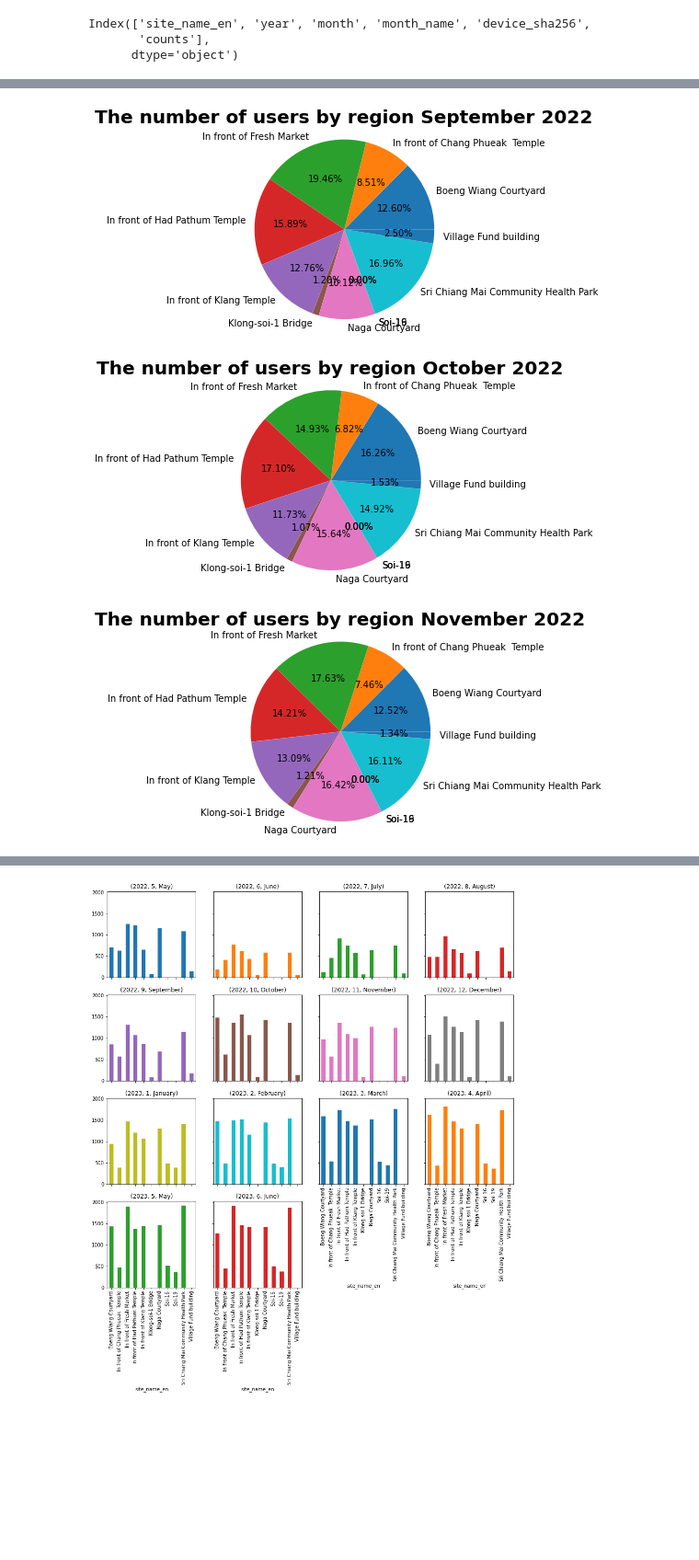
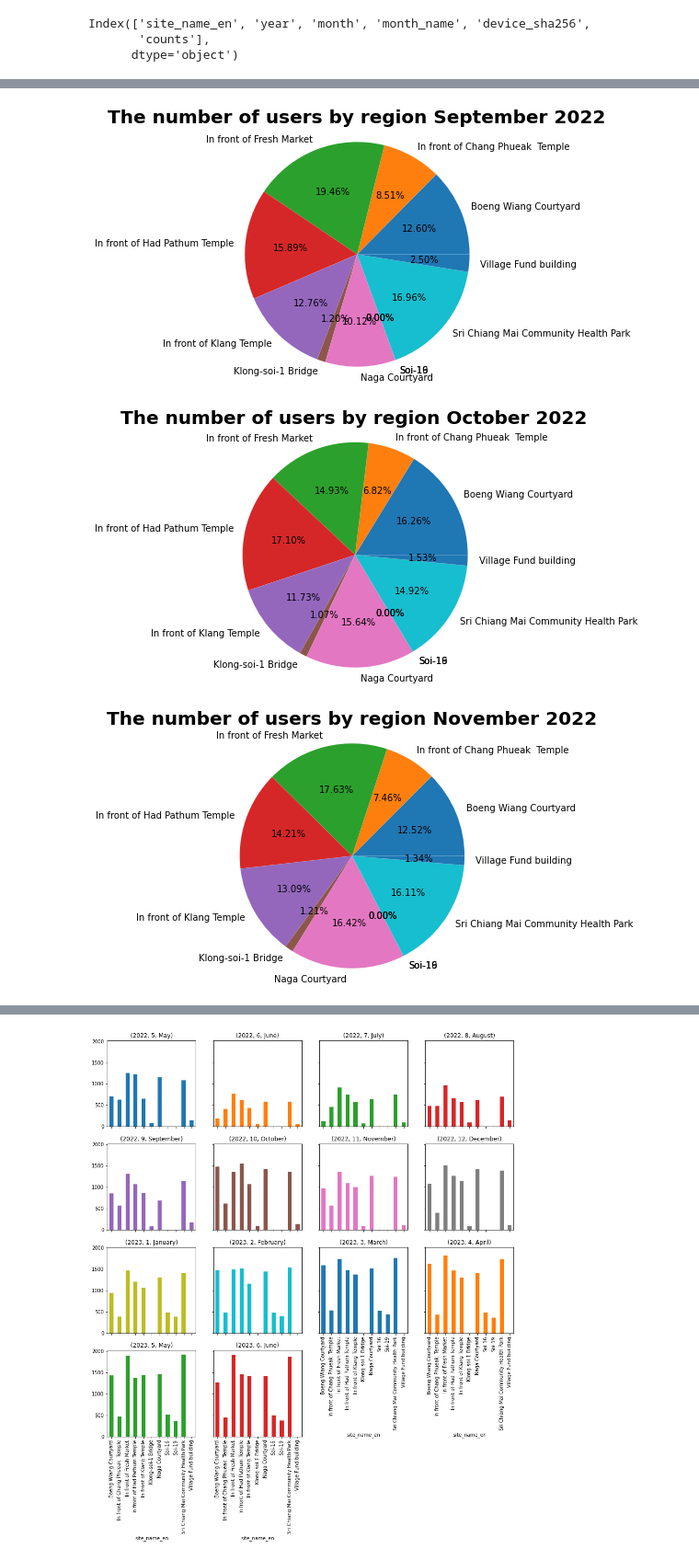
Before and after one commit to thalerngsak-wi/srichiangmaiwifi, a Jupyter notebook: wifi_client.ipynb, the cells around one changed output, grey strips where cells are left out. Shown at 92% size. Cells and saved outputs as stored; diff of their text form; code cells hidden in the pictures; blank space fills up the shorter version.

```diff
--- a/wifi_client.ipynb
+++ b/wifi_client.ipynb
@@ -252,25 +257,28 @@ plt.show()
 # %%
+plt.figure(figsize=(10, 5))
 plt.pie(groupby_site_month_uniqMac_pivot[(2022,9,'September')], labels=groupby_site_month_uniqMac_pivot.index, autopct='%1.2f%%')
 plt.axis('equal')
 plt.title('The number of users by region September 2022',fontsize=20,fontweight='bold')
-plt.savefig('by_site_sep_2022.png')
+plt.savefig('by_site_sep_2022.jpg')
 plt.show()
 # %% [output]
-[figure, old version]
+[figure, new version]
 # %%
+plt.figure(figsize=(10, 5))
 plt.pie(groupby_site_month_uniqMac_pivot[(2022,10,'October')], labels=groupby_site_month_uniqMac_pivot.index, autopct='%1.2f%%')
 plt.axis('equal')
 plt.title('The number of users by region October 2022',fontsize=20,fontweight='bold')
-plt.savefig('by_site_oct_2022.png')
+plt.savefig('by_site_oct_2022.jpg')
 plt.show()
 # %% [output]
-[figure, old version]
+[figure, new version]
 # %%
+plt.figure(figsize=(10, 5))
 plt.pie(groupby_site_month_uniqMac_pivot[(2022,11,'November')], labels=groupby_site_month_uniqMac_pivot.index, autopct='%1.2f%%')
 plt.axis('equal')
 plt.title('The number of users by region November 2022',fontsize=20,fontweight='bold')
-plt.savefig('by_site_nov_2022.png')
+plt.savefig('by_site_nov_2022.jpg')
 plt.show()
 # %% [output]
-[figure, old version]
+[figure, new version]
 # %%
```
Also changed, not shown: parts of 28 cells of this notebook.
